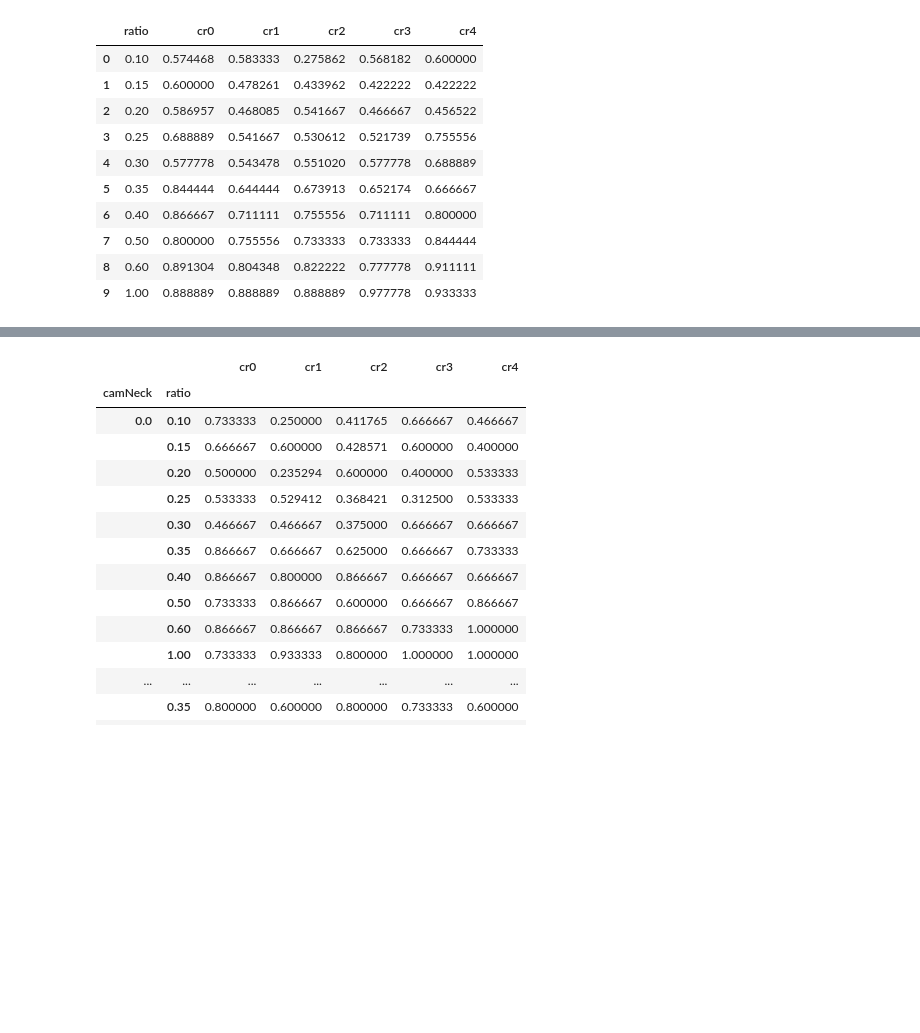
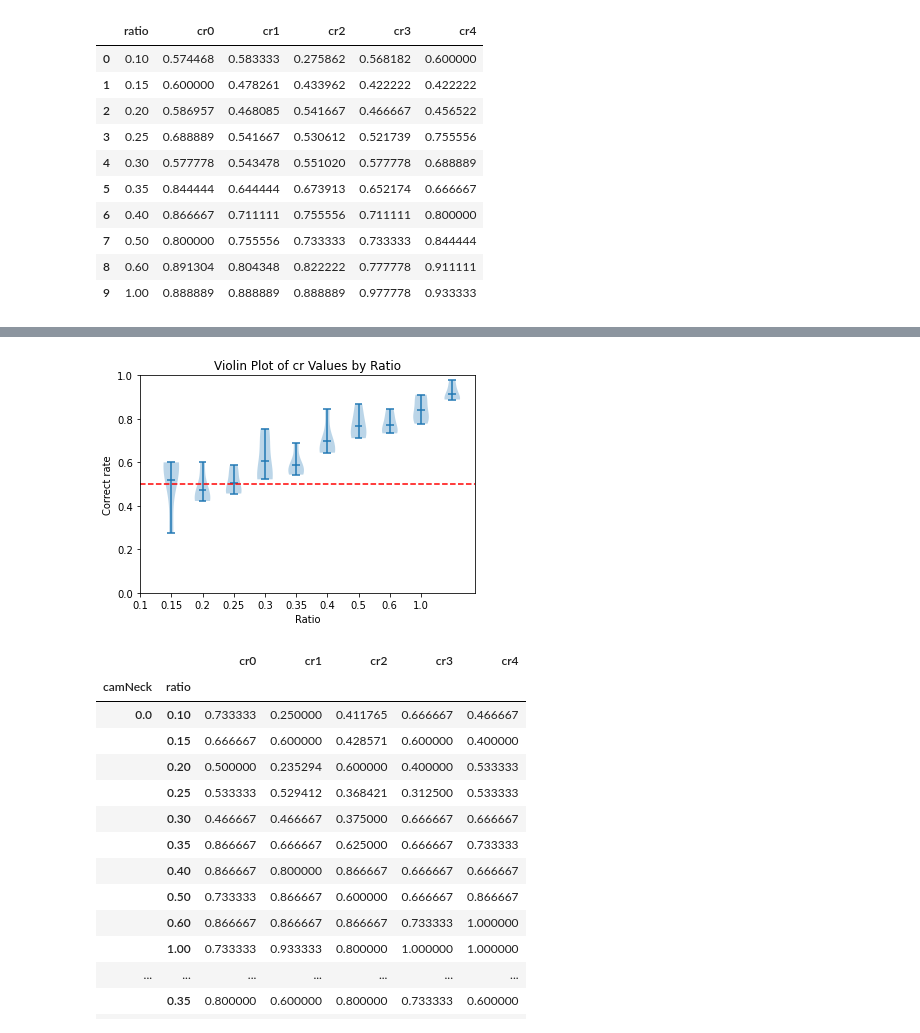
Before and after one commit to ZHTis/count, a Jupyter notebook: datacolin/datacolin.ipynb, the cells around one changed output, grey strips where cells are left out. Saved outputs shown, nothing was run; the diff lists cells and outputs as text; code cells hidden in the pictures; blank space fills up the shorter version.

```diff
--- a/datacolin/datacolin.ipynb
+++ b/datacolin/datacolin.ipynb
@@ -84,6 +84,8 @@ rtlist_(1)[0]
 | 459 | 460 | True | 0.50 | 3 | 2.0 | 1.15 | 0.659912 |
 | 460 | 461 | True | 1.00 | 2 | 2.0 | 1.20 | -0.020508 |
 461 rows × 7 columns
+# %%
+r = rtlist_(1)[0]
 # %%
 import scipy.stats as stats
 
@@ -336,3 +354,22 @@ cr_which_group('ratio')
+# %%
+import matplotlib.pyplot as plt
+import pandas as pd
+
+df = cr_which_group('ratio').copy()
+df['ratio'] = df['ratio'].round(2)
+
+df_melt = pd.melt(df, id_vars=['ratio'], value_vars=[f'cr{i}' for i in range(5)])
+
+plt.violinplot([df_melt.loc[df_melt['ratio'] == r, 'value'] for r in df_melt['ratio'].unique()], showmeans=True)
+plt.axhline(y=0.5, color='r', linestyle='--')
+plt.title('Violin Plot of cr Values by Ratio')
+plt.xlabel('Ratio')
+plt.ylabel('Correct rate')
+plt.ylim(0, 1)
+plt.xticks(range(len(df_melt['ratio'].unique())), df_melt['ratio'].unique())
+plt.show()
+# %% [output]
+[figure, added]
 # %%
 cr_n_r_g_i = []
 for i in range(0,len(df_pon_behaviorC)):
```
Also changed, not shown: parts of 10 cells of this notebook.
